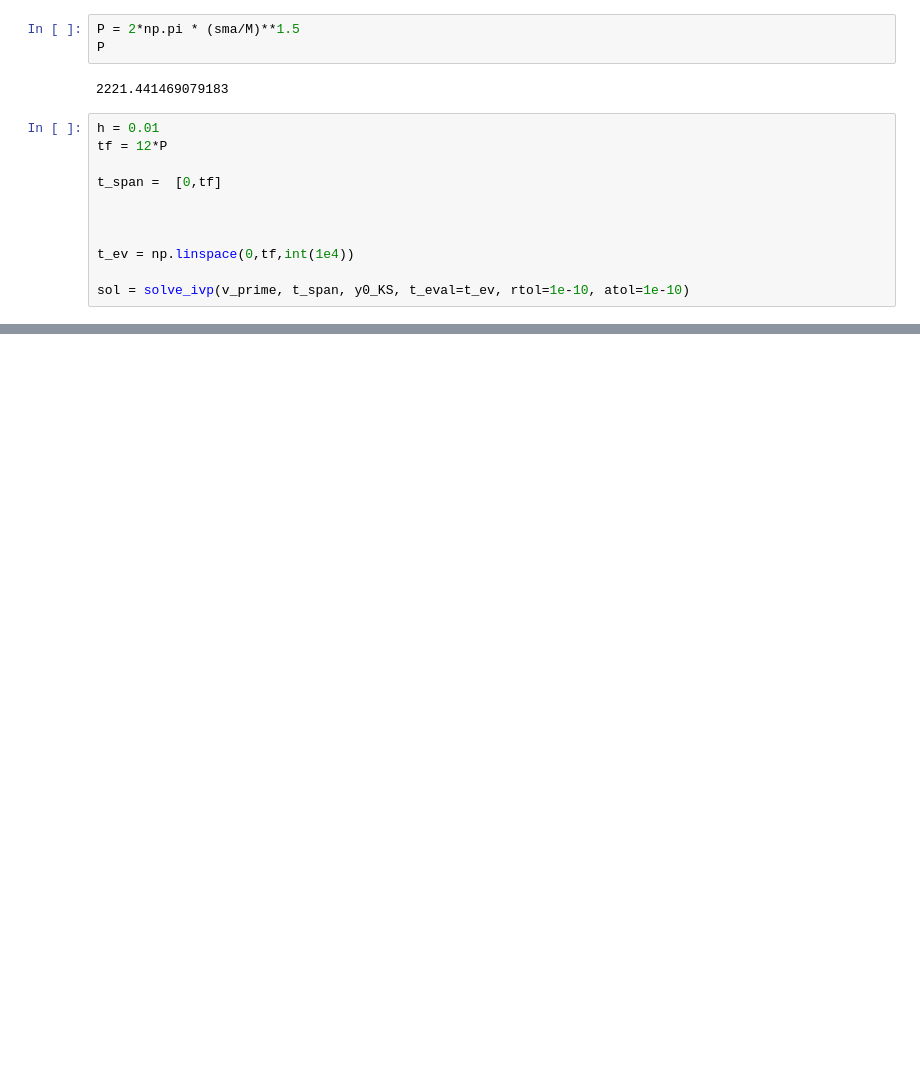
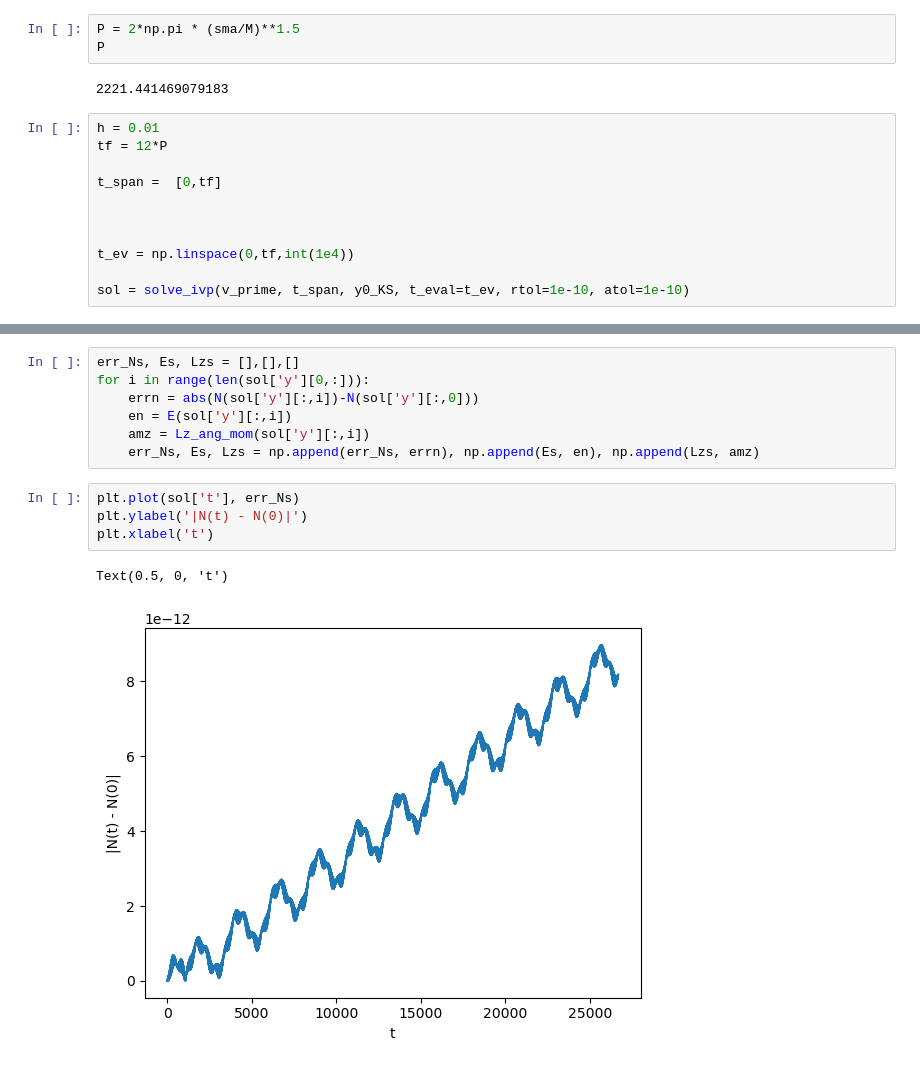
Before and after one commit to ebianchi803/computational_astrophysics, a Jupyter notebook: ODE/Kerr2.ipynb, the cells around one changed output, grey strips where cells are left out. Cells and saved outputs as stored; diff of their text form; blank space fills up the shorter version.

```diff
--- a/ODE/Kerr2.ipynb
+++ b/ODE/Kerr2.ipynb
@@ -342,0 +381,14 @@ plt.colorbar()
+# %%
+err_Ns, Es, Lzs = [],[],[]
+for i in range(len(sol['y'][0,:])):
+    errn = abs(N(sol['y'][:,i])-N(sol['y'][:,0]))
+    en = E(sol['y'][:,i])
+    amz = Lz_ang_mom(sol['y'][:,i])
+    err_Ns, Es, Lzs = np.append(err_Ns, errn), np.append(Es, en), np.append(Lzs, amz)
+# %%
+plt.plot(sol['t'], err_Ns)
+plt.ylabel('|N(t) - N(0)|')
+plt.xlabel('t')
+# %% [output]
+Text(0.5, 0, 't')
+[figure, added]
```
Also changed, not shown: parts of 11 cells of this notebook.
